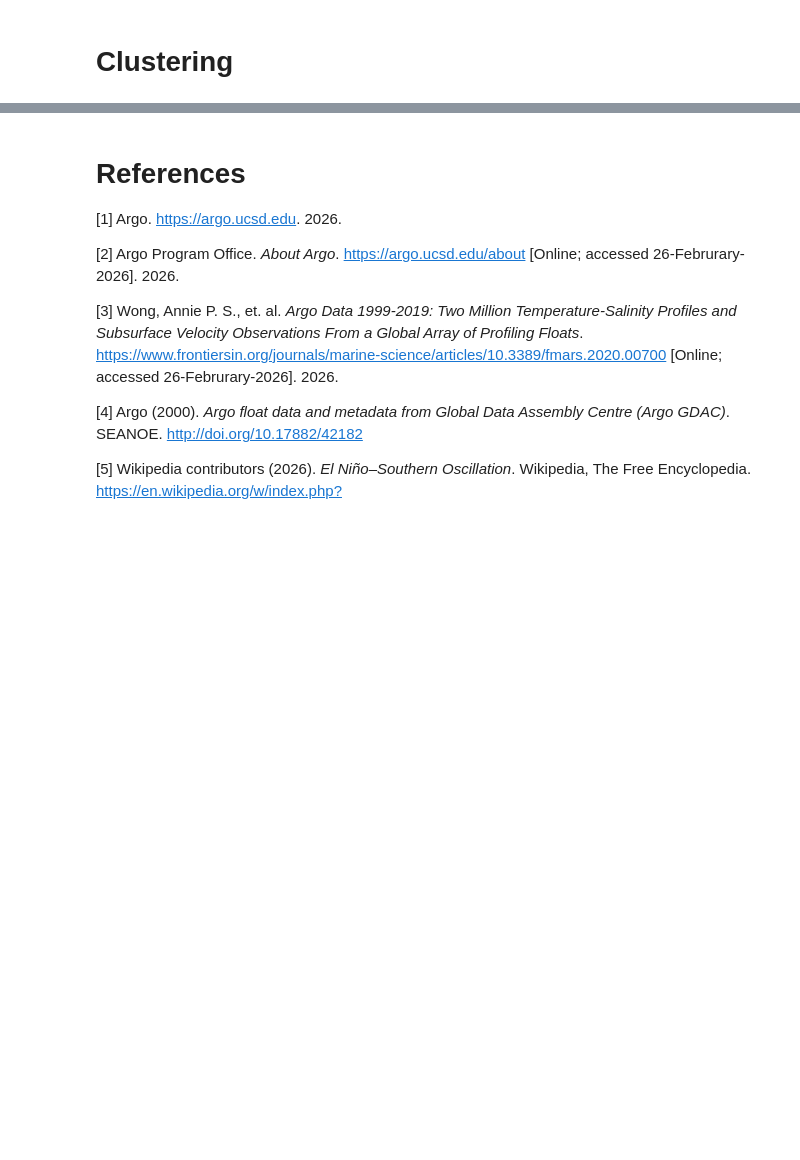
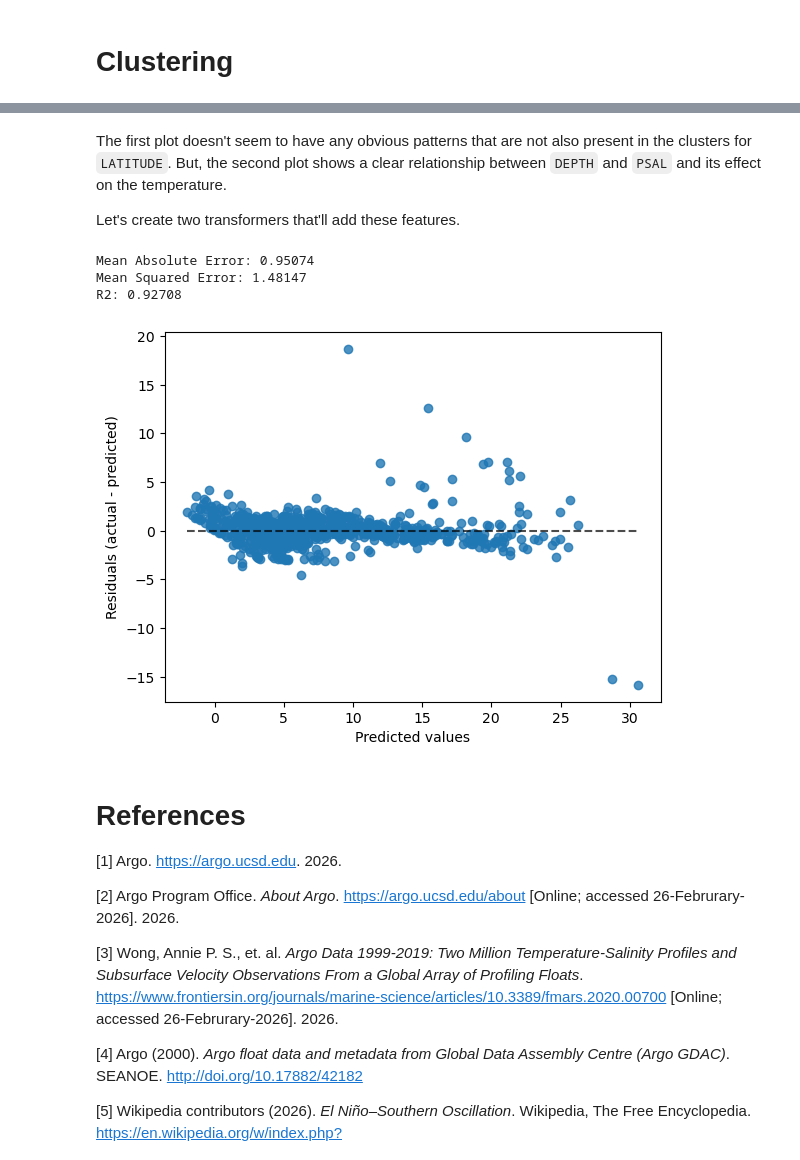
Before and after one commit to jonassterud/OCES5303_A1, a Jupyter notebook: jupyter/ass1_oces5303_21335836.ipynb, the cells around one changed output, grey strips where cells are left out. Saved outputs shown, nothing was run; the diff lists cells and outputs as text; code cells hidden in the pictures; blank space fills up the shorter version.

```diff
--- a/jupyter/ass1_oces5303_21335836.ipynb
+++ b/jupyter/ass1_oces5303_21335836.ipynb
@@ -109,6 +108,8 @@ da = da_s.where((da_s['LONGITUDE'] > -75.) & (da_s['LONGITUDE'] < 17), drop= Tru
 
 df = da.to_dataframe().reset_index()
 df["TIME"] = df["TIME"].to_numpy(float) # Convert to float (TODO: consider scaling)
+df["LATITUDE"] = df["LATITUDE"].to_numpy(float)
+df["LONGITUDE"] = df["LONGITUDE"].to_numpy(float)
 # %% [markdown]
 <h1>Exploratory Data Analysis</h1>
 
@@ -273,11 +293,5 @@ r_randomforest = r_randomforest.fit(X_train, y_train)
 
 ## Visualize
 
-metrics_randomforest = dict({
-    "Mean Absolute Error": mean_absolute_error(y_val, r_randomforest.predict(X_val)),
-    "Mean Squared Error": np.sqrt(mean_squared_error(y_val, r_randomforest.predict(X_val))),
-})
-
-for k, v in metrics_randomforest.items():
-    print(f"{k}: {v:.5f}")
+metrics(r_randomforest, False)
 # %% [output]
@@ -296,6 +319,6 @@ Mean Squared Error: 1.34960
 # %%
 pipeline = Pipeline([
-    #("remove_features", ColumnTransformer([("remove_features", "drop", ["N_PROF", "LATITUDE", "LONGITUDE"])], remainder="passthrough", verbose_feature_names_out = False)),
+    ("remove_features", ColumnTransformer([("remove_features", "drop", ["N_PROF", "LATITUDE", "LONGITUDE"])], remainder="passthrough", verbose_feature_names_out = False)),
     ("scale_standard", ColumnTransformer([("scale_standard", StandardScaler(), [])], remainder="passthrough", verbose_feature_names_out=False)),
     ("scale_minmax", ColumnTransformer([("scale_minmax", MinMaxScaler(), [])], remainder="passthrough", verbose_feature_names_out=False)),
     ("scale_quantile", ColumnTransformer([("scale_minmax", QuantileTransformer(random_state=seed), [])], remainder="passthrough", verbose_feature_names_out=False)),
@@ -304,13 +327,7 @@ pipeline = Pipeline([
 
 pipeline.fit(X_train, y_train)
 
-metrics_pipeline = dict({
-    "Mean Absolute Error": mean_absolute_error(y_val, pipeline.predict(X_val)),
-    "Mean Squared Error": np.sqrt(mean_squared_error(y_val, pipeline.predict(X_val))),
-})
-
-for k, v in metrics_pipeline.items():
-    print(f"{k}: {v:.5f}")
+metrics(pipeline, False)
 
 # 1.62251
 # 2.30666
@@ -341,0 +395,8 @@ Pipeline(steps=[('scale_standard',
+# %% [markdown]
+<p>
+The first plot doesn't seem to have any obvious patterns that are not also present in the clusters for <code>LATITUDE</code>. But, the second plot shows a clear relationship between <code>DEPTH</code> and <code>PSAL</code> and its effect on the temperature.
+</p>
+
+<p>
+Let's create two transformers that'll add these features.
+</p>
@@ -342 +462,35 @@ Pipeline(steps=[('scale_standard',
+# %%
+## Test pipeline. ##
+
+pipeline = Pipeline([
+    ("clusters", t_clusters),
+    #("remove_latitude", t_clusters_remove_features),
+    #("regression", RandomForestRegressor(n_estimators=10, max_depth=5, n_jobs=-1, random_state=seed))
+    ("regression", Ridge(random_state=seed))
+])
+
+pipeline.fit(X_train, y_train)
+
+_ = metrics(pipeline)
+
+# Mean Absolute Error: 0.87750
+# Mean Squared Error: 1.34960
+
+# Mean Absolute Error: 0.88782
+# Mean Squared Error: 1.35528
+# R2: 0.93897
+
+# Ridge (without clusters):
+# Mean Absolute Error: 1.62245
+# Mean Squared Error: 2.30685
+# R2: 0.82318
+
+# Mean Absolute Error: 0.95074
+# Mean Squared Error: 1.48147
+# R2: 0.92708
+# %% [output]
+Mean Absolute Error: 0.95074
+Mean Squared Error: 1.48147
+R2: 0.92708
+[figure, added]
 # %%
```
Also changed, not shown: parts of 19 cells of this notebook.
